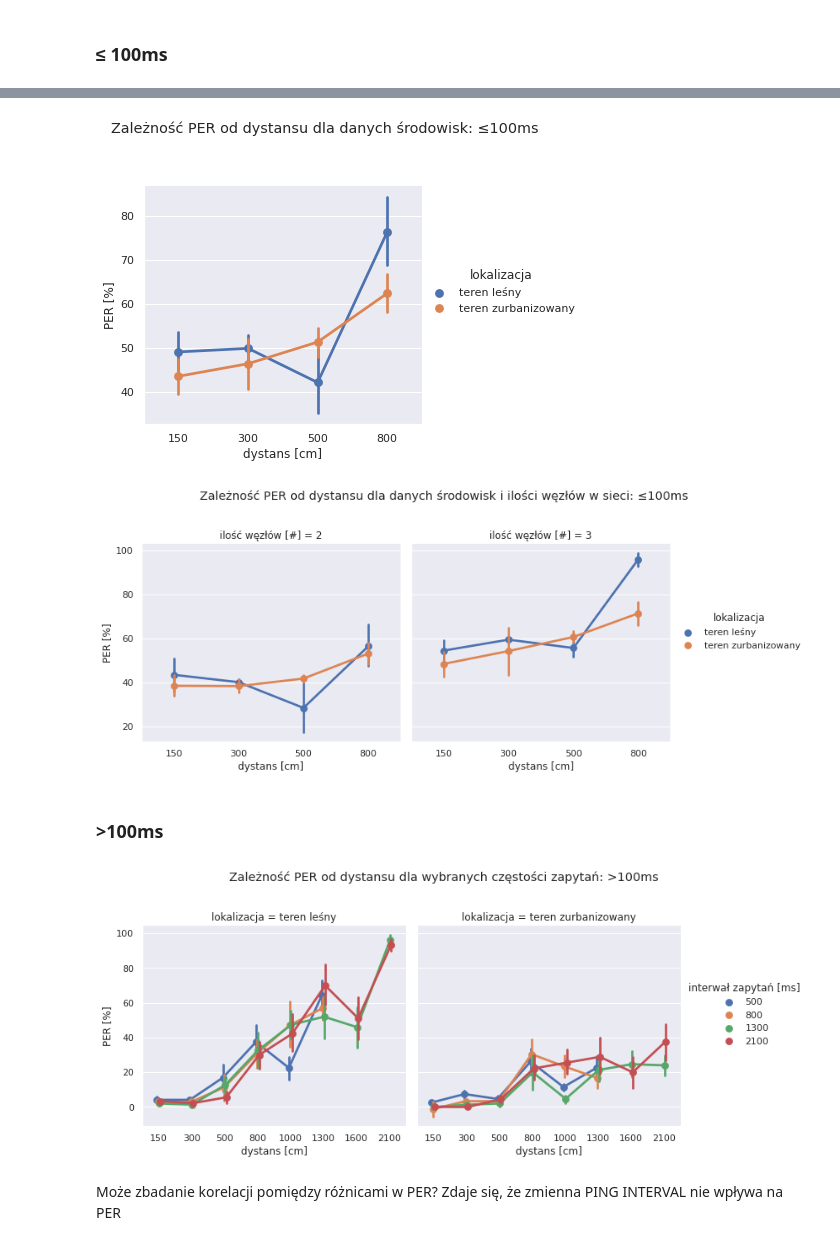
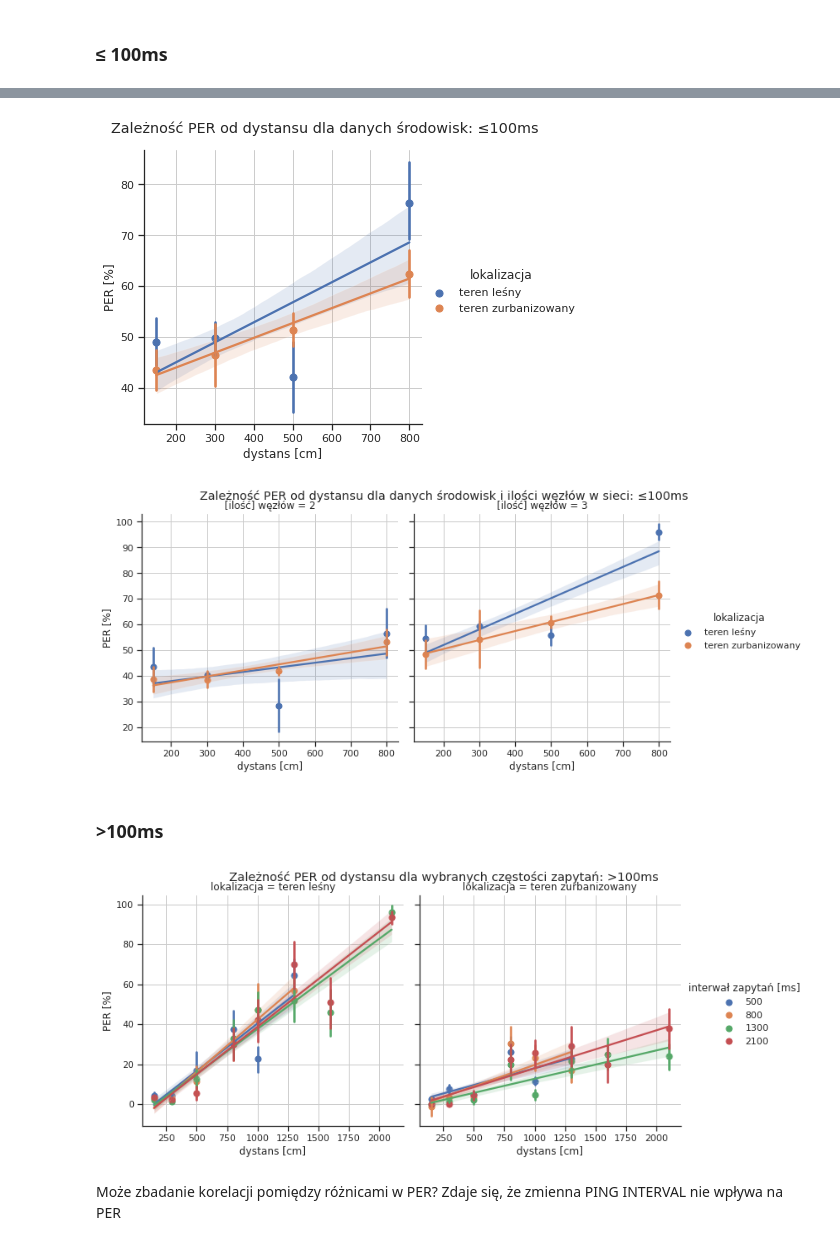
Before and after one commit to krkruk/stm32wb_mesh_packet_error_rate, a Jupyter notebook: field_experiment/analysis.ipynb, the cells around one changed output, grey strips where cells are left out. Saved outputs shown, nothing was run; the diff lists cells and outputs as text; code cells hidden in the pictures.

Commit message:
Add regression to the plots

```diff
--- a/field_experiment/analysis.ipynb
+++ b/field_experiment/analysis.ipynb
@@ -8,14 +9,15 @@ import pandas as pd
 from scipy.stats import t
 # %%
-sns.set_theme(style="darkgrid")
+sns.set_context("paper")
+sns.set(style="ticks")
 
 CONST_LOCATION = "lokalizacja"
 CONST_DISTANCE = "dystans [cm]"
 CONST_PACKET_ERR_RATE = "PER [%]"
-CONST_NODE_COUNT = "ilość węzłów"
+CONST_NODE_COUNT = "[ilość] węzłów"
 CONST_PING_INTERVAL = "interwał zapytań [ms]"
-CONST_LOCAL_PACKETS = "ilość wysłanych pakietów"
-CONST_REMOTE_PACKETS = "ilość odebranych pakietów"
+CONST_LOCAL_PACKETS = "[ilość] wysłanych pakietów"
+CONST_REMOTE_PACKETS = "[ilość] odebranych pakietów"
 
 CONST_CAT_GROUND_TRUTH = "ground_truth"
 CONST_CAT_CITY = "teren zurbanizowany"
@@ -38,9 +40,17 @@ def plot_at_ping(data, ping: int, title: str):
 
 def plot_all_at_condition(data, condition, title, **params):
     data = data[condition]
-    g = sns.catplot(x=CONST_DISTANCE, y=CONST_PACKET_ERR_RATE, kind="point", ci=68, data=data, **params)
-    g.figure.subplots_adjust(top=0.8)
+    # g = sns.catplot(x=CONST_DISTANCE, y=CONST_PACKET_ERR_RATE, kind="point", ci=68, data=data, legend_out=True, linestyles=['solid', 'dashed', 'dashdot', 'dotted'], markers=['v', 'H', 's', 'D'], **params)
+    # g.figure.subplots_adjust(top=0.9)
+    # g.figure.suptitle(title)
+    # for ax in g.axes.flat:
+    #     ax.grid(True, axis='both')
+
+    g = sns.lmplot(x=CONST_DISTANCE, y=CONST_PACKET_ERR_RATE, data=data, ci=68, x_estimator=np.mean, **params)
+    g.figure.subplots_adjust(top=0.9)
     g.figure.suptitle(title)
+    for ax in g.axes.flat:
+        ax.grid(True, axis='both')
 # %%
 data = pd.read_csv("results.csv")
 # %%
@@ -168,17 +178,17 @@ plot_all_at_condition(data, ((data[CONST_PING_INTERVAL] == 100) & (data[CONST_LO
 # %%
 plot_all_at_condition(data, data[CONST_PING_INTERVAL] == 100, "Zależność PER od dystansu dla danych środowisk: ≤100ms", hue=CONST_LOCATION)
 # %% [output]
-[figure, old version]
+[figure, new version]
 # %%
 plot_all_at_condition(data, data[CONST_PING_INTERVAL] == 100, "Zależność PER od dystansu dla danych środowisk i ilości węzłów w sieci: ≤100ms", hue=CONST_LOCATION, col=CONST_NODE_COUNT)
 # %% [output]
-[figure, old version]
+[figure, new version]
 # %% [markdown]
 ### >100ms
 # %%
-plot_all_at_condition(data, ((data[CONST_PING_INTERVAL] > 100)&(data[CONST_LOCATION] != CONST_CAT_GROUND_TRUTH)), "Zależność PER od dystansu dla wybranych częstości zapytań: >100ms", hue=CONST_PING_INTERVAL, col=CONST_LOCATION, dodge=True)
+plot_all_at_condition(data, ((data[CONST_PING_INTERVAL] > 100)&(data[CONST_LOCATION] != CONST_CAT_GROUND_TRUTH)), "Zależność PER od dystansu dla wybranych częstości zapytań: >100ms", hue=CONST_PING_INTERVAL, col=CONST_LOCATION)
 # %% [output]
-[figure, old version]
+[figure, new version]
 # %% [markdown]
 Może zbadanie korelacji pomiędzy różnicami w PER? Zdaje się, że zmienna PING INTERVAL nie wpływa na PER
 # %% [markdown]
```
Also changed, not shown: parts of 18 cells of this notebook.
